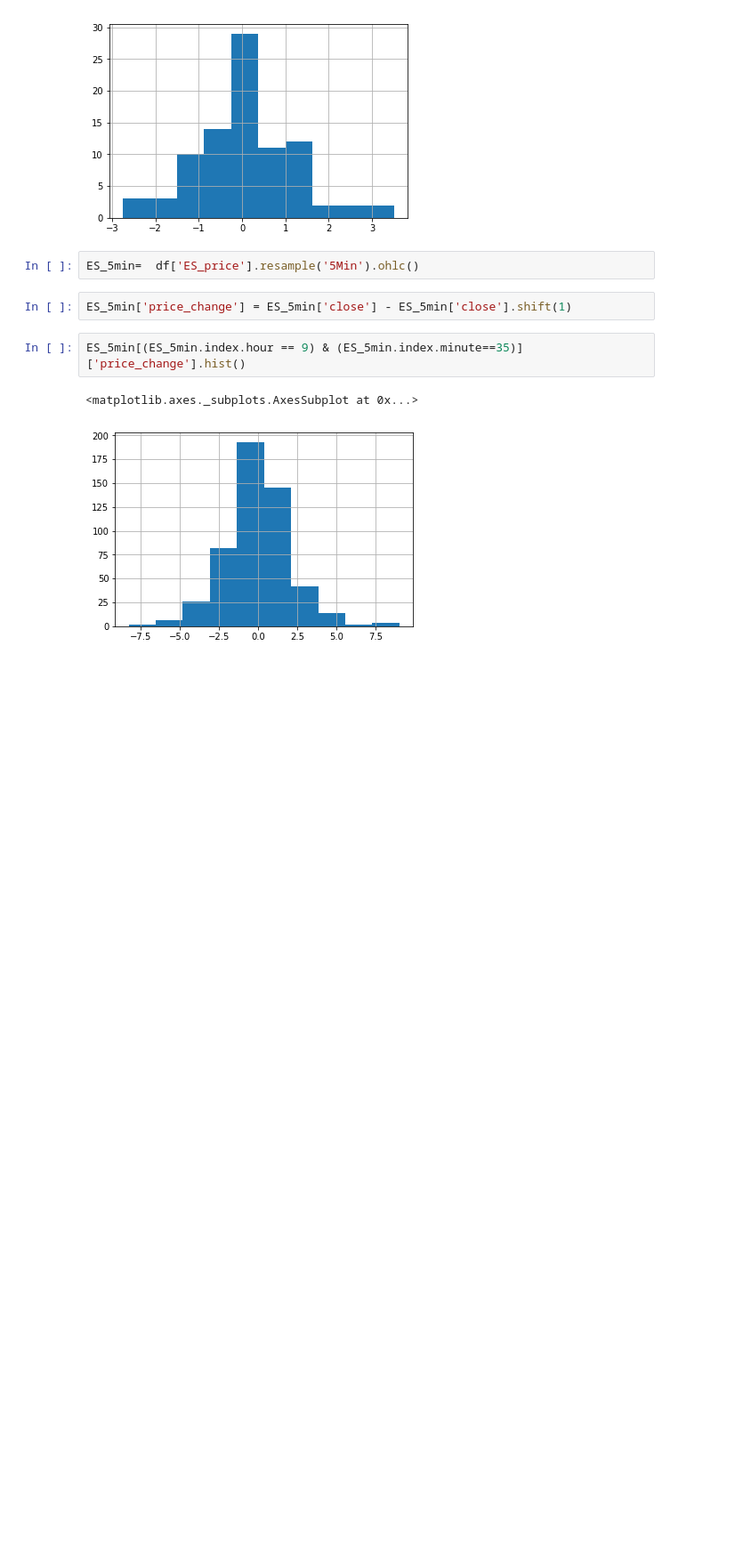
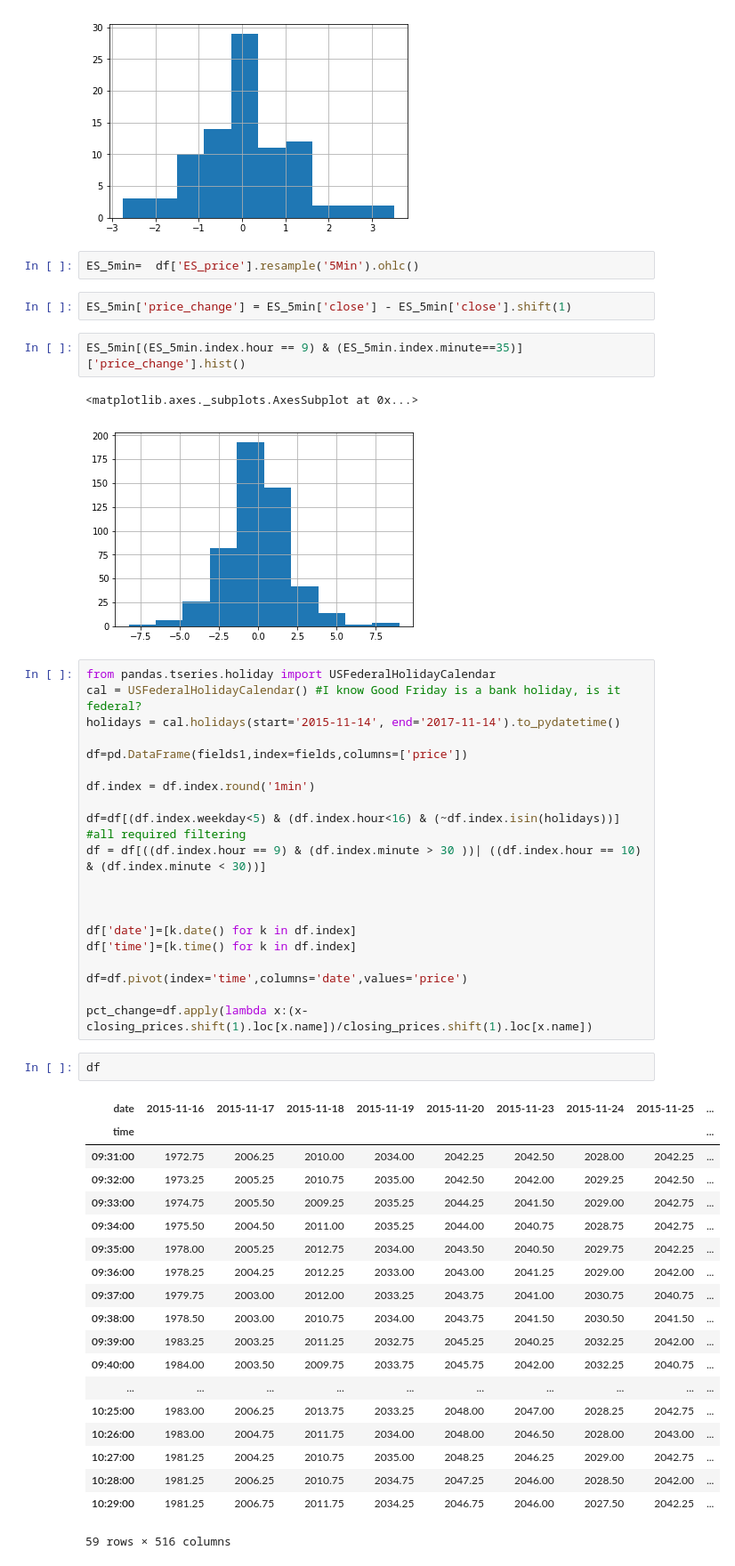
Before and after one commit to kevinfcleary/Brendan_Stuff, a Jupyter notebook: Brendan_Stuff/Analytics Suite v0.1.ipynb, the cells around one changed output. Shown at 89% size. Saved outputs shown, nothing was run; the diff lists cells and outputs as text; blank space fills up the shorter version.

```diff
--- a/Brendan_Stuff/Analytics Suite v0.1.ipynb
+++ b/Brendan_Stuff/Analytics Suite v0.1.ipynb
@@ -519,3 +519,45 @@ ES_5min[(ES_5min.index.hour == 9) & (ES_5min.index.minute==35)]['price_change'].
 # %% [output]
 <matplotlib.axes._subplots.AxesSubplot at 0x...>
 [figure]
+# %%
+from pandas.tseries.holiday import USFederalHolidayCalendar
+cal = USFederalHolidayCalendar() #I know Good Friday is a bank holiday, is it federal?
+holidays = cal.holidays(start='2015-11-14', end='2017-11-14').to_pydatetime()
+
+df=pd.DataFrame(fields1,index=fields,columns=['price'])
+
+df.index = df.index.round('1min')
+
+df=df[(df.index.weekday<5) & (df.index.hour<16) & (~df.index.isin(holidays))] #all required filtering
+df = df[((df.index.hour == 9) & (df.index.minute > 30 ))| ((df.index.hour == 10) & (df.index.minute < 30))]
+
+
+
+df['date']=[k.date() for k in df.index]
+df['time']=[k.time() for k in df.index]
+
+df=df.pivot(index='time',columns='date',values='price')
+
+pct_change=df.apply(lambda x:(x-closing_prices.shift(1).loc[x.name])/closing_prices.shift(1).loc[x.name])
+# %%
+df
+# %% [output]
+| date | 2015-11-16 | 2015-11-17 | 2015-11-18 | 2015-11-19 | 2015-11-20 | 2015-11-23 | 2015-11-24 | 2015-11-25 | ... |
+| time |  |  |  |  |  |  |  |  | ... |
+| 09:31:00 | 1972.75 | 2006.25 | 2010.00 | 2034.00 | 2042.25 | 2042.50 | 2028.00 | 2042.25 | ... |
+| 09:32:00 | 1973.25 | 2005.25 | 2010.75 | 2035.00 | 2042.50 | 2042.00 | 2029.25 | 2042.50 | ... |
+| 09:33:00 | 1974.75 | 2005.50 | 2009.25 | 2035.25 | 2044.25 | 2041.50 | 2029.00 | 2042.75 | ... |
+| 09:34:00 | 1975.50 | 2004.50 | 2011.00 | 2035.25 | 2044.00 | 2040.75 | 2028.75 | 2042.75 | ... |
+| 09:35:00 | 1978.00 | 2005.25 | 2012.75 | 2034.00 | 2043.50 | 2040.50 | 2029.75 | 2042.25 | ... |
+| 09:36:00 | 1978.25 | 2004.25 | 2012.25 | 2033.00 | 2043.00 | 2041.25 | 2029.00 | 2042.00 | ... |
+| 09:37:00 | 1979.75 | 2003.00 | 2012.00 | 2033.25 | 2043.75 | 2041.00 | 2030.75 | 2040.75 | ... |
+| 09:38:00 | 1978.50 | 2003.00 | 2010.75 | 2034.00 | 2043.75 | 2041.50 | 2030.50 | 2041.50 | ... |
+| 09:39:00 | 1983.25 | 2003.25 | 2011.25 | 2032.75 | 2045.25 | 2040.25 | 2032.25 | 2042.00 | ... |
+| 09:40:00 | 1984.00 | 2003.50 | 2009.75 | 2033.75 | 2045.75 | 2042.00 | 2032.25 | 2040.75 | ... |
+| ... | ... | ... | ... | ... | ... | ... | ... | ... | ... |
+| 10:25:00 | 1983.00 | 2006.25 | 2013.75 | 2033.25 | 2048.00 | 2047.00 | 2028.25 | 2042.75 | ... |
+| 10:26:00 | 1983.00 | 2004.75 | 2011.75 | 2034.00 | 2048.00 | 2046.50 | 2028.00 | 2043.00 | ... |
+| 10:27:00 | 1981.25 | 2004.25 | 2010.75 | 2035.00 | 2048.25 | 2046.25 | 2029.00 | 2042.75 | ... |
+| 10:28:00 | 1981.25 | 2006.25 | 2010.75 | 2034.75 | 2047.25 | 2046.00 | 2028.50 | 2042.00 | ... |
+| 10:29:00 | 1981.25 | 2006.75 | 2011.75 | 2034.25 | 2046.75 | 2046.00 | 2027.50 | 2042.25 | ... |
+59 rows × 516 columns
```
